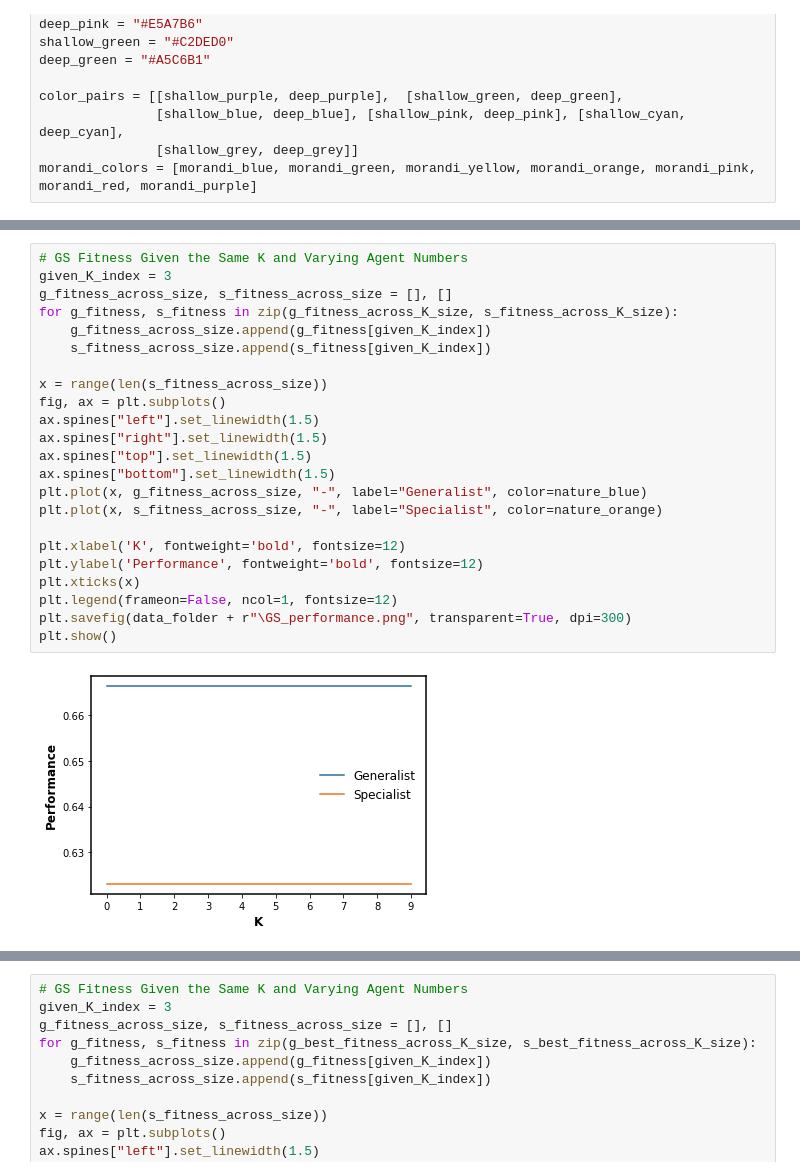
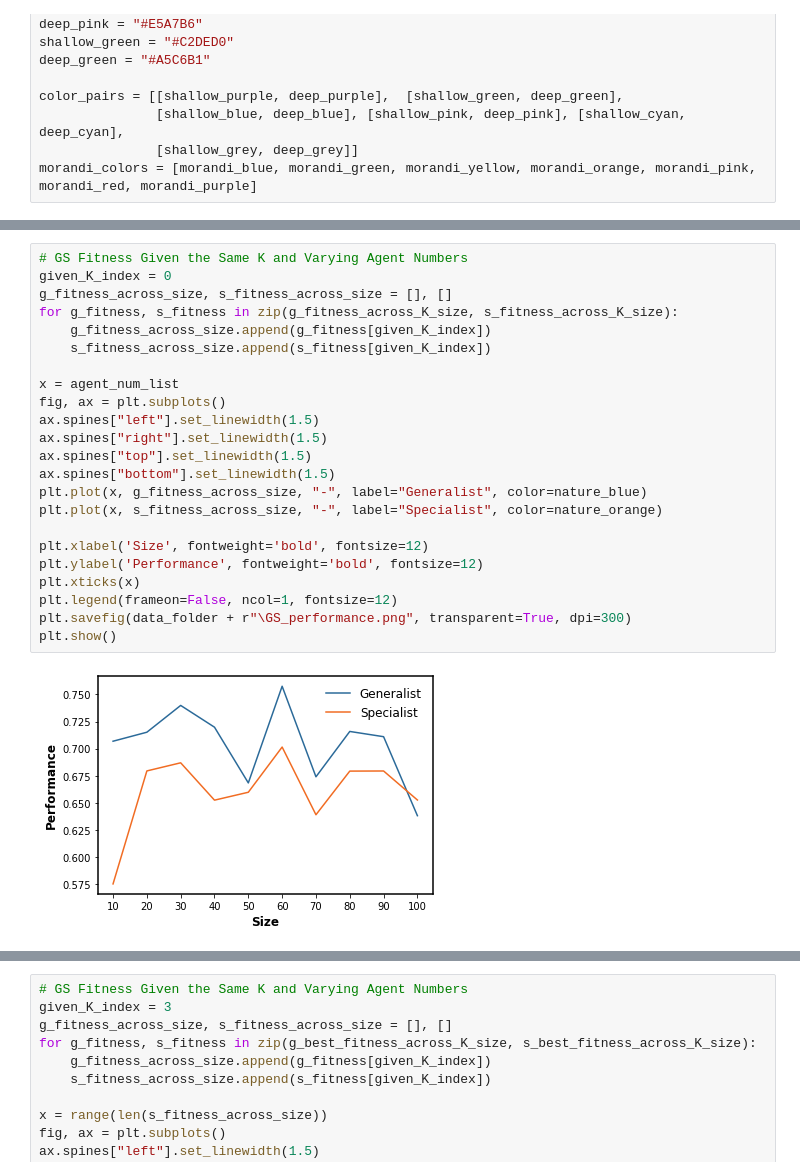
Before and after one commit to baldFemale/OpenInnovationFramework, a Jupyter notebook: Baseline/Parallel_Search/Evaluator.ipynb, the cells around one changed output, grey strips where cells are left out. Saved outputs shown, nothing was run; the diff lists cells and outputs as text.

```diff
--- a/Baseline/Parallel_Search/Evaluator.ipynb
+++ b/Baseline/Parallel_Search/Evaluator.ipynb
@@ -115,25 +115,25 @@ print(len(g_best_fitness_across_K_size[2]))
 # %%
 # GS Fitness Given the Same K and Varying Agent Numbers
-given_K_index = 3
+given_K_index = 0
 g_fitness_across_size, s_fitness_across_size = [], []
 for g_fitness, s_fitness in zip(g_fitness_across_K_size, s_fitness_across_K_size):
     g_fitness_across_size.append(g_fitness[given_K_index])
     s_fitness_across_size.append(s_fitness[given_K_index])
 
-x = range(len(s_fitness_across_size))
+x = agent_num_list
 fig, ax = plt.subplots()
 ax.spines["left"].set_linewidth(1.5)
 ax.spines["right"].set_linewidth(1.5)
 ax.spines["top"].set_linewidth(1.5)
 ax.spines["bottom"].set_linewidth(1.5)
 plt.plot(x, g_fitness_across_size, "-", label="Generalist", color=nature_blue)
 plt.plot(x, s_fitness_across_size, "-", label="Specialist", color=nature_orange)
 
-plt.xlabel('K', fontweight='bold', fontsize=12)
+plt.xlabel('Size', fontweight='bold', fontsize=12)
 plt.ylabel('Performance', fontweight='bold', fontsize=12)
 plt.xticks(x)
 plt.legend(frameon=False, ncol=1, fontsize=12)
 plt.savefig(data_folder + r"\GS_performance.png", transparent=True, dpi=300)
 plt.show()
 # %% [output]
-[figure, old version]
+[figure, new version]
```
Also changed, not shown: parts of 2 cells of this notebook, 12 other files.
